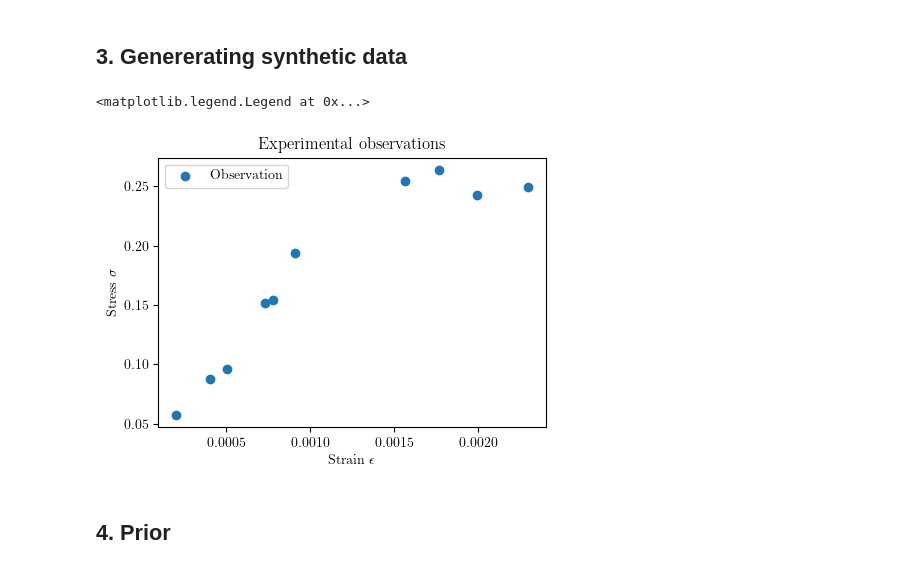
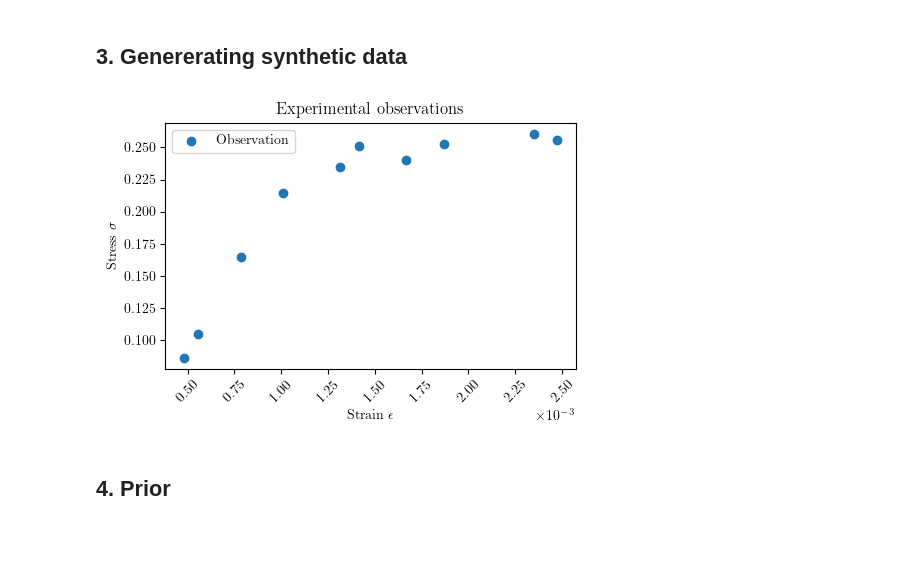
Before and after one commit to mark-hobbs/bayesian-inference-tutorial, a Jupyter notebook: examples/02-linear-elasticity-perfect-plasticity.ipynb, the cells around one changed output. Saved outputs shown, nothing was run; the diff lists cells and outputs as text; code cells hidden in the pictures; blank space fills up the shorter version.

```diff
--- a/examples/02-linear-elasticity-perfect-plasticity.ipynb
+++ b/examples/02-linear-elasticity-perfect-plasticity.ipynb
@@ -134,24 +134,28 @@ class LinearElasticPerfectlyPlastic(BaseModel):
 # %% [markdown]
 ## 3. Genererating synthetic data
 # %%
+np.random.seed(19)
+
 sigma = 0.01  # standard deviation of the noise
 n_observations = 10
 x = np.linspace(0, 2.5e-3, 100)
 strain_observed = np.random.choice(x, n_observations)
 stress_observed = compute_stress(E, stress_y, strain_observed) + np.random.normal(
     scale=sigma, size=strain_observed.shape[0]
 )
 
 plt.figure(figsize=(5, 3.5))
 plt.scatter(strain_observed, stress_observed, label="Observation")
 plt.title("Experimental observations")
 plt.xlabel("Strain $\epsilon$")
 plt.ylabel("Stress $\sigma$")
+plt.xticks(rotation=45)
+plt.ticklabel_format(axis='x', style='sci', scilimits=(-2, 2))
 plt.legend()
+plt.tight_layout()
 # plt.savefig("figures/linear-elastic-perfectly-plastic-experimental-observations.png", dpi=300)
 # %% [output]
-<matplotlib.legend.Legend at 0x...>
-[figure, old version]
+[figure, new version]
 # %% [markdown]
 ## 4. Prior
 # %%
```
Also changed, not shown: parts of 19 cells of this notebook, 1 other file.
